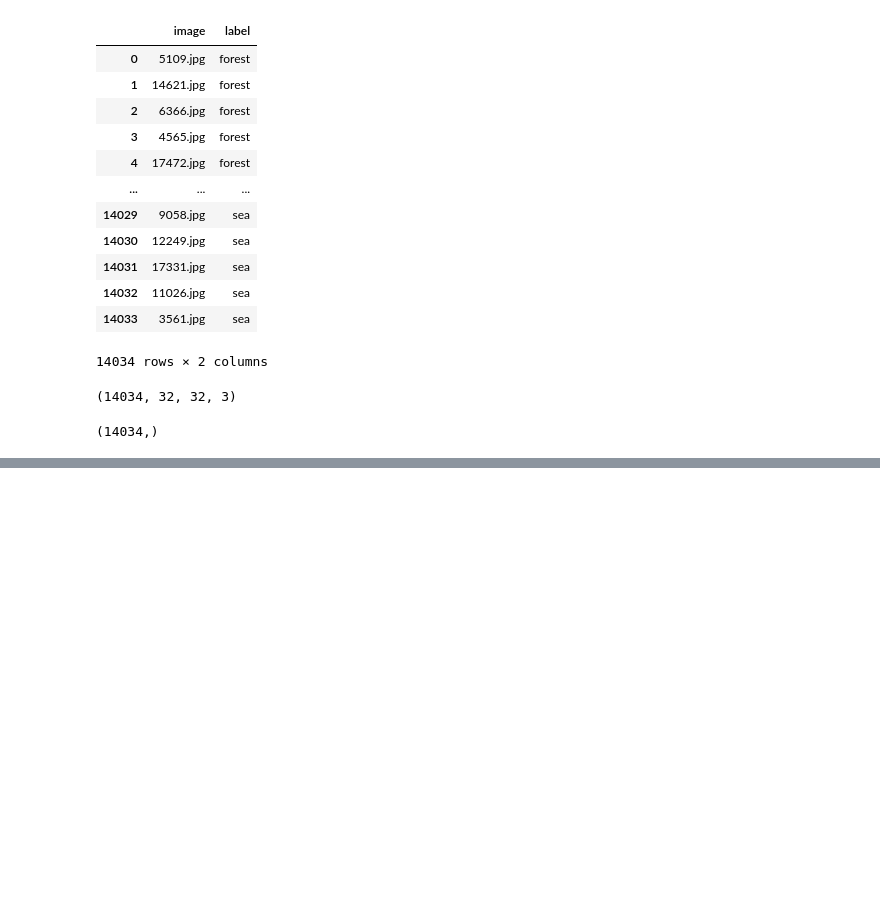
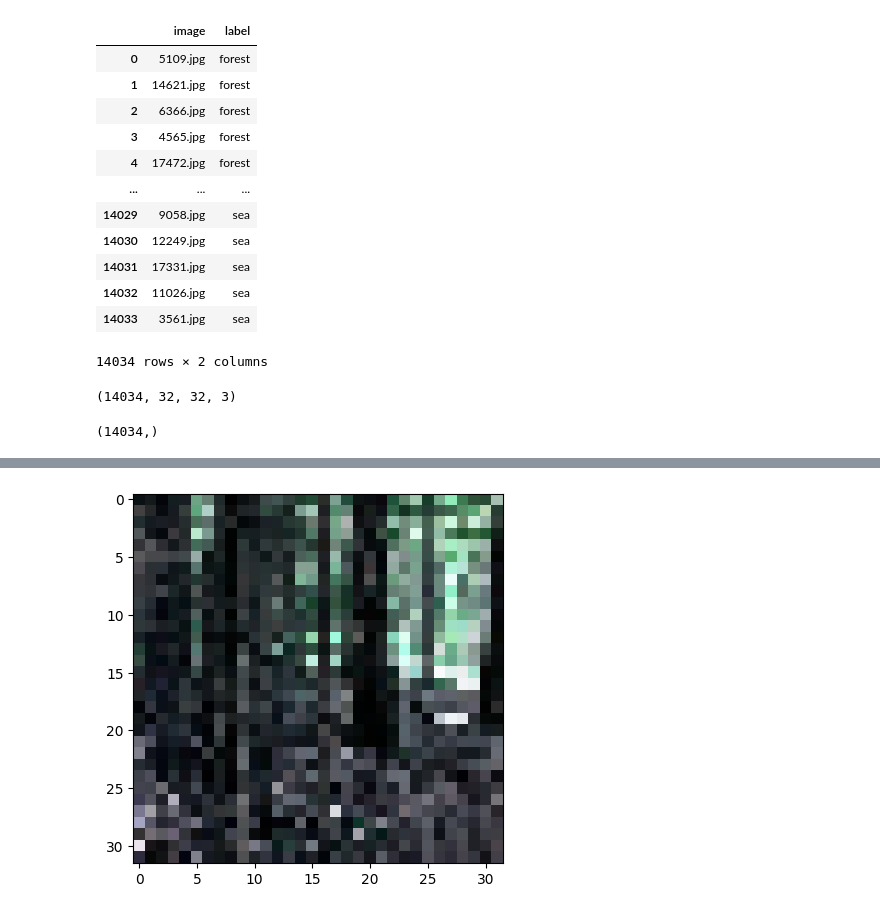
Before and after one commit to josemanuelgonzalezfornell/Machine_Learning, a Jupyter notebook: 4-Deep_Learning/2-Redes_Convolucionales/ejercicios/Clasificador_paisajes.ipynb, the cells around one changed output, grey strips where cells are left out. Cells and saved outputs as stored; diff of their text form; code cells hidden in the pictures; blank space fills up the shorter version.

```diff
--- a/4-Deep_Learning/2-Redes_Convolucionales/ejercicios/Clasificador_paisajes.ipynb
+++ b/4-Deep_Learning/2-Redes_Convolucionales/ejercicios/Clasificador_paisajes.ipynb
@@ -84,0 +98,4 @@ Y_train.shape
+# %%
+plt.imshow(X_train[1044]);
+# %% [output]
+[figure, added]
```
Also changed, not shown: parts of 27 cells of this notebook.
